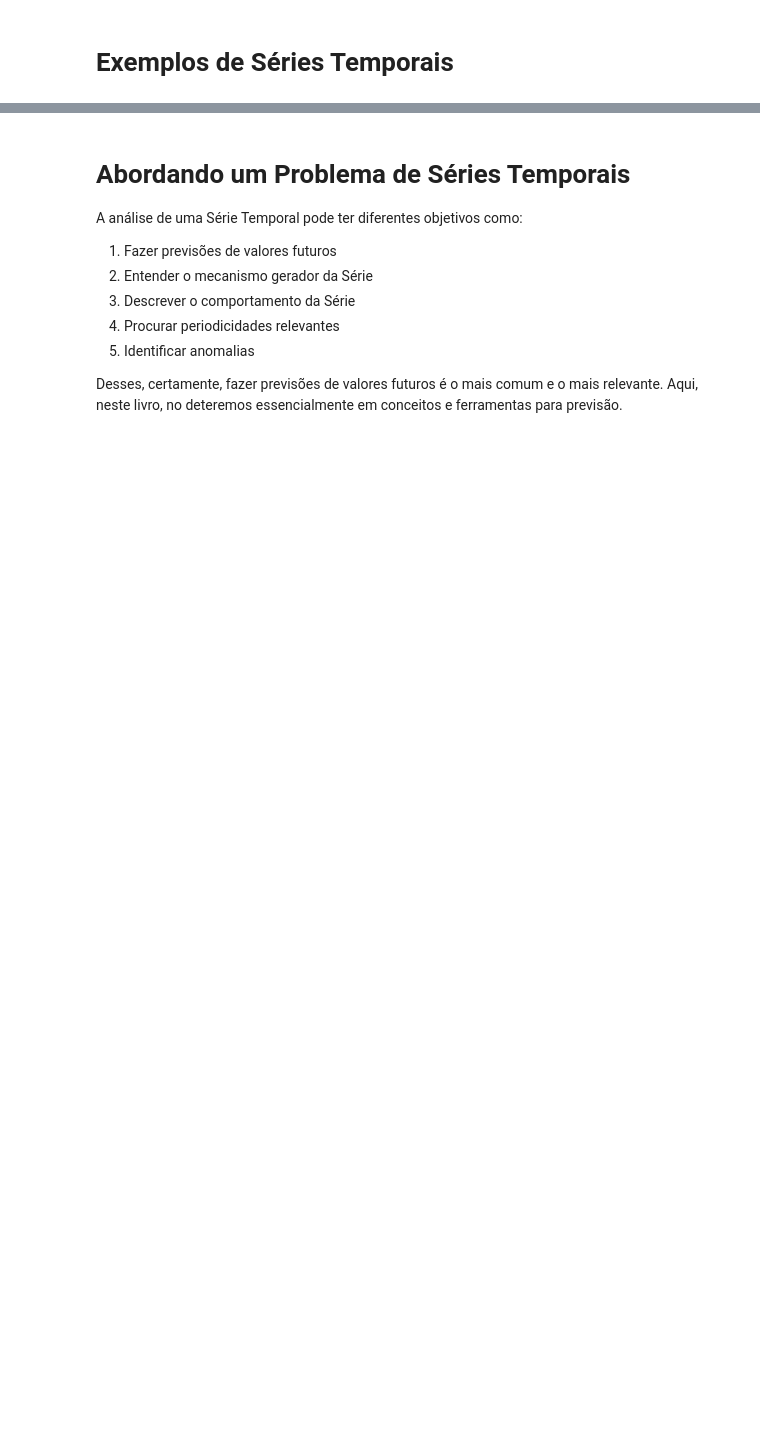
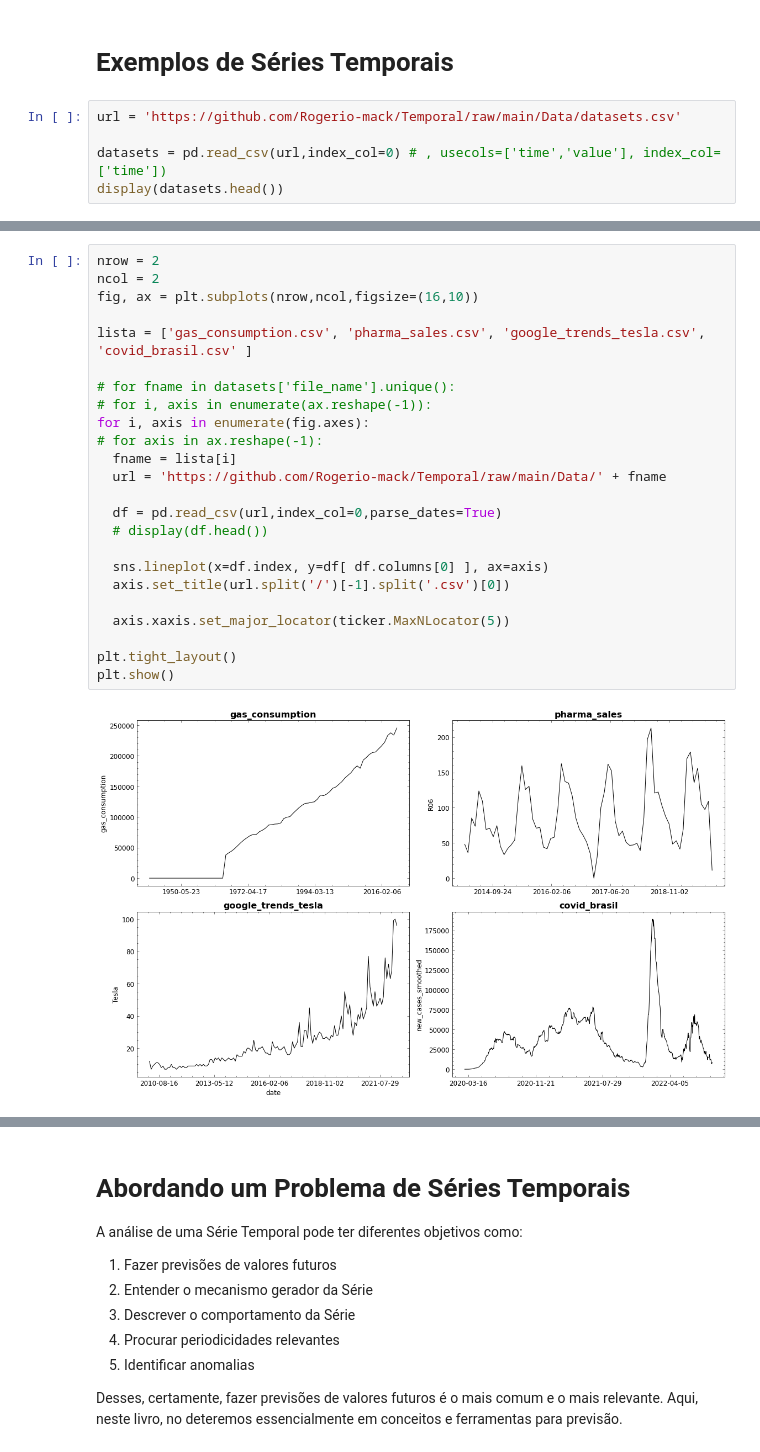
Before and after one commit to Rogerio-mack/Temporal, a Jupyter notebook: cap1_IntrodTimeSeries.ipynb, the cells around one changed output, grey strips where cells are left out. Cells and saved outputs as stored; diff of their text form; blank space fills up the shorter version.

```diff
--- a/cap1_IntrodTimeSeries.ipynb
+++ b/cap1_IntrodTimeSeries.ipynb
@@ -39,2 +42,7 @@ import seaborn as sns
 # %% [markdown]
 # Exemplos de Séries Temporais
+# %%
+url = 'https://github.com/Rogerio-mack/Temporal/raw/main/Data/datasets.csv'
+
+datasets = pd.read_csv(url,index_col=0) # , usecols=['time','value'], index_col=['time'])
+display(datasets.head())
@@ -40,0 +65,26 @@ import seaborn as sns
+# %%
+nrow = 2
+ncol = 2
+fig, ax = plt.subplots(nrow,ncol,figsize=(16,10))
+
+lista = ['gas_consumption.csv', 'pharma_sales.csv', 'google_trends_tesla.csv', 'covid_brasil.csv' ]
+
+# for fname in datasets['file_name'].unique():
+# for i, axis in enumerate(ax.reshape(-1)):
+for i, axis in enumerate(fig.axes):
+# for axis in ax.reshape(-1):
+  fname = lista[i]
+  url = 'https://github.com/Rogerio-mack/Temporal/raw/main/Data/' + fname
+
+  df = pd.read_csv(url,index_col=0,parse_dates=True)
+  # display(df.head())
+
+  sns.lineplot(x=df.index, y=df[ df.columns[0] ], ax=axis)
+  axis.set_title(url.split('/')[-1].split('.csv')[0])
+
+  axis.xaxis.set_major_locator(ticker.MaxNLocator(5))
+
+plt.tight_layout()
+plt.show()
+# %% [output]
+[figure, added]
```
Also changed, not shown: parts of 5 cells of this notebook.
